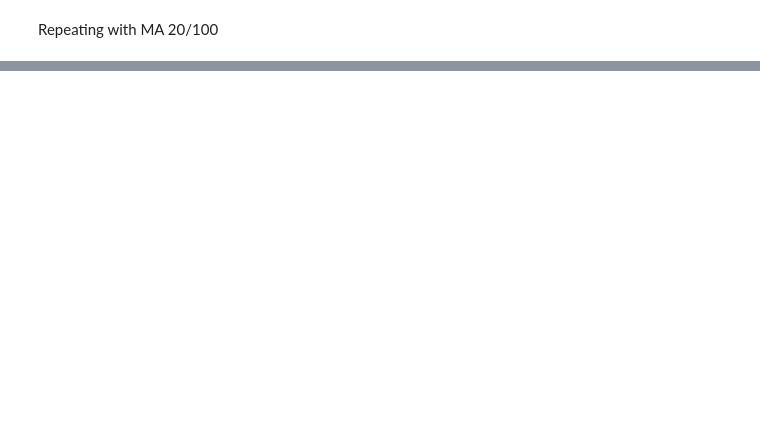
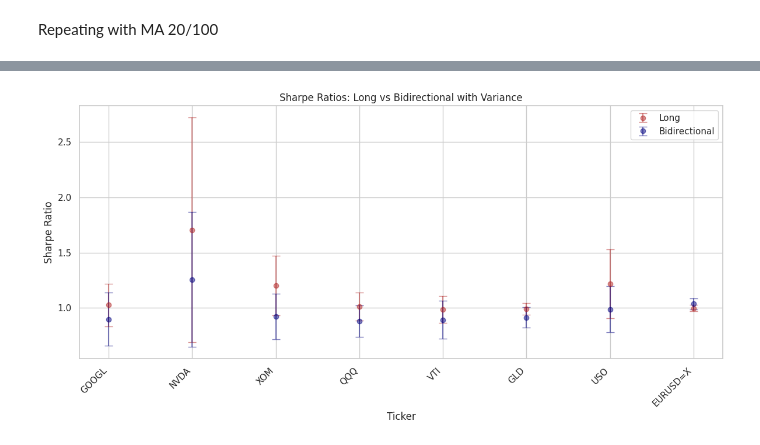
Before and after one commit to dgalassi99/quant-lab, a Jupyter notebook: 01_foundations/W2_Moving_Average_Strategy.ipynb, the cells around one changed output, grey strips where cells are left out. Drawn from its saved outputs; the diff is of its cells as text; code cells hidden in the pictures; blank space fills up the shorter version.

```diff
--- a/01_foundations/W2_Moving_Average_Strategy.ipynb
+++ b/01_foundations/W2_Moving_Average_Strategy.ipynb
@@ -352,0 +420,20 @@ for key, df in data.items():
+# %%
+#plotting the distributions of returns for all the tickers selected at the beginning
+sns.set(style="whitegrid")
+
+num_keys = len(results_dict)
+rows = int(np.ceil(num_keys ** 0.5))
+cols = int(np.ceil(num_keys / rows))
+fig, axes = plt.subplots(rows, cols, figsize=(16, 10))
+axes = axes.flatten()
+#loop over each key and plot distributions
+for i, (key, results) in enumerate(results_bid_dict.items()):
+    df_results = pd.DataFrame(results, columns=['Buy & Hold', 'Crossover Strategy','Start', 'End', 'Entry Price', 'Exit Price', 'Operativity'])
+    ax = axes[i]
+    ax.hist(df_results['Buy & Hold'], bins=50, alpha=0.5, label='Buy & Hold', color='blue')
+    ax.hist(df_results['Crossover Strategy'], bins=50, alpha=0.5, label='Crossover', color='orange')
+    ax.set_title(f'{key} - Return Distributions')
+    ax.legend()
+    ax.set_xlabel('Cumulative Return')
+plt.tight_layout()
+plt.show()
@@ -352,0 +511,20 @@ for key, df in data.items():
+# %%
+#I drop ETH-USD as is much more volatile and the plot is not clear for the other tickers
+summary_df.drop('ETH-USD', inplace=True)
+#ticker names for the x-axis
+tickers = summary_df.index
+#plotting
+fig, ax = plt.subplots(figsize=(12, 6))
+#data with error bars
+ax.errorbar(tickers, summary_df['Mean Long'], yerr=summary_df['Sdev Long'], fmt='o', label='Long', capsize=5, alpha=0.5, color = 'firebrick')
+ax.errorbar(tickers, summary_df['Mean Bid'], yerr=summary_df['Sdev Bid'], fmt='o', label='Bidirectional', capsize=5, alpha=0.5, color='navy')
+ax.set_title("Sharpe Ratios: Long vs Bidirectional with Variance")
+ax.set_xlabel("Ticker")
+ax.set_ylabel("Sharpe Ratio")
+ax.legend()
+ax.grid(True)
+plt.xticks(rotation=45, ha='right')
+plt.tight_layout()
+plt.show()
+# %% [output]
+[figure, added]
```
Also changed, not shown: parts of 17 cells of this notebook.
